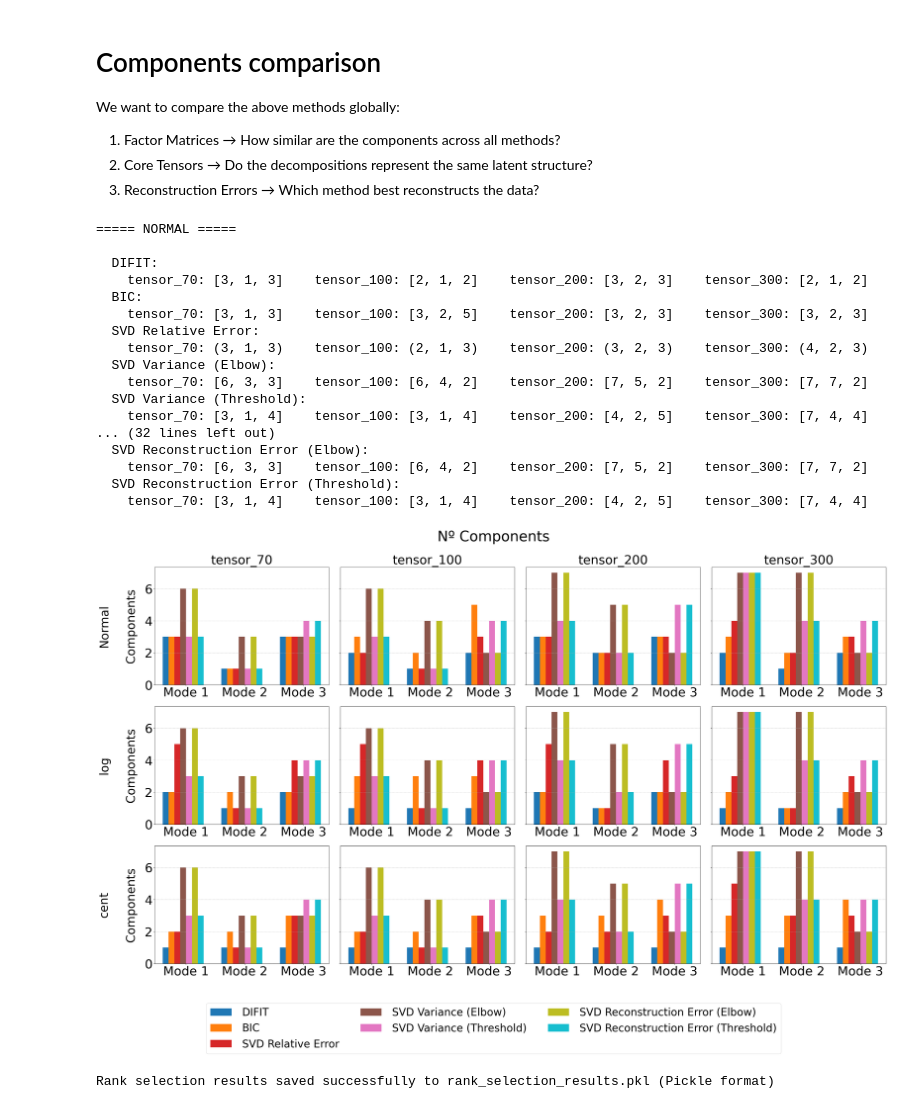
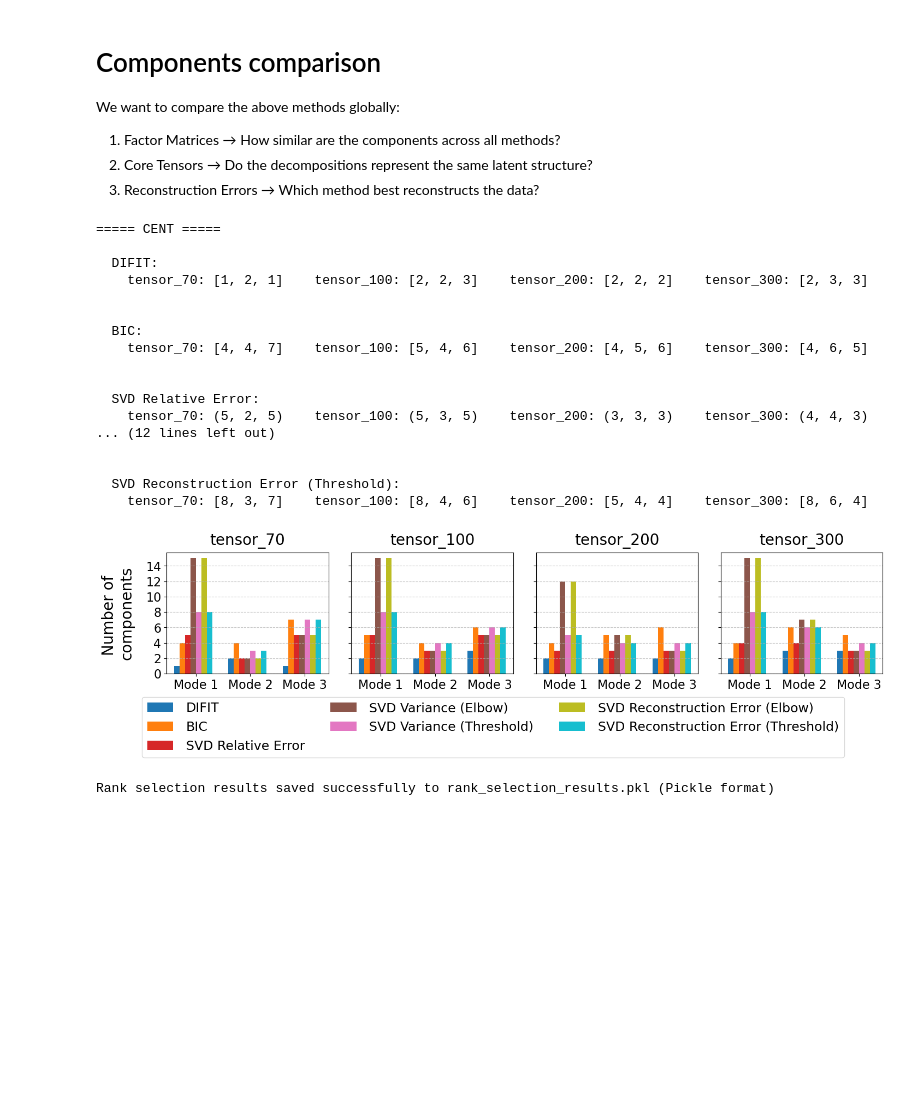
Before and after one commit to pablovadillo/Tensordecomposition, a Jupyter notebook: Tucker_components.ipynb, the cells around one changed output. Cells and saved outputs as stored; diff of their text form; code cells hidden in the pictures; blank space fills up the shorter version.

Commit message:
Updated SVD, plots, etc.

```diff
--- a/Tucker_components.ipynb
+++ b/Tucker_components.ipynb
@@ -345,14 +345,16 @@ def compute_svd_ranks(tensor, tensor_name, threshold=0.75, error_threshold=0.05,
     plt.show()
     return ranks_selected, thres_rank
 # %%
-types=['','log','cent']
+types=['cent']
 final_ranks_variance = [[] for _ in types]
 final_ranks_thresh = [[] for _ in types]
 final_ranks_reconstruction = [[] for _ in types]
 final_ranks_reconstruction_thresh = [[] for _ in types]
+tensors=tensors_cent
+tensor_names=tensor_names_cent
 
-threshold = 0.99  # Variance retention threshold
-error_threshold = 0.01  # Acceptable reconstruction error threshold
+threshold = 0.9  # Variance retention threshold
+error_threshold = 0.1  # Acceptable reconstruction error threshold
 for t,type in enumerate(types):
     # if type=='':
     #     type_text='Normal'
@@ -438,8 +440,8 @@ ranks_DIFIT = {
 
 
 # Define type and tensor labels
-types = ['', 'log', 'cent']
-type_names = ['Normal', 'log', 'cent']
+types = ['cent']
+type_names = ['cent']
 tensor_names = ["70", "100", "200", "300"]
 tensor_labels = [f"tensor_{name}" for name in tensor_names]
 
@@ -478,23 +480,23 @@ for type_name in type_names:
             print(f"    {tensor_label}: {ranks}", end="")
         print('\n')
 # %% [output]
-===== NORMAL =====
+===== CENT =====
 
   DIFIT:
-    tensor_70: [3, 1, 3]    tensor_100: [2, 1, 2]    tensor_200: [3, 2, 3]    tensor_300: [2, 1, 2]
+    tensor_70: [1, 2, 1]    tensor_100: [2, 2, 3]    tensor_200: [2, 2, 2]    tensor_300: [2, 3, 3]
+
+
   BIC:
-    tensor_70: [3, 1, 3]    tensor_100: [3, 2, 5]    tensor_200: [3, 2, 3]    tensor_300: [3, 2, 3]
+    tensor_70: [4, 4, 7]    tensor_100: [5, 4, 6]    tensor_200: [4, 5, 6]    tensor_300: [4, 6, 5]
+
+
   SVD Relative Error:
-    tensor_70: (3, 1, 3)    tensor_100: (2, 1, 3)    tensor_200: (3, 2, 3)    tensor_300: (4, 2, 3)
-  SVD Variance (Elbow):
-    tensor_70: [6, 3, 3]    tensor_100: [6, 4, 2]    tensor_200: [7, 5, 2]    tensor_300: [7, 7, 2]
-  SVD Variance (Threshold):
-    tensor_70: [3, 1, 4]    tensor_100: [3, 1, 4]    tensor_200: [4, 2, 5]    tensor_300: [7, 4, 4]
-... (32 lines left out)
-  SVD Reconstruction Error (Elbow):
-    tensor_70: [6, 3, 3]    tensor_100: [6, 4, 2]    tensor_200: [7, 5, 2]    tensor_300: [7, 7, 2]
+    tensor_70: (5, 2, 5)    tensor_100: (5, 3, 5)    tensor_200: (3, 3, 3)    tensor_300: (4, 4, 3)
+... (12 lines left out)
+
+
   SVD Reconstruction Error (Threshold):
-    tensor_70: [3, 1, 4]    tensor_100: [3, 1, 4]    tensor_200: [4, 2, 5]    tensor_300: [7, 4, 4]
+    tensor_70: [8, 3, 7]    tensor_100: [8, 4, 6]    tensor_200: [5, 4, 4]    tensor_300: [8, 6, 4]
 # %%
 import matplotlib.pyplot as plt
 import numpy as np
@@ -502,9 +504,9 @@ import numpy as np
 # Define modes and tensor/type names
 modes = [1, 2, 3]
 x_positions = np.arange(len(modes))
-type_names = ["Normal", "log", "cent"]
+type_names = ["cent"]
 tensor_names = ["tensor_70", "tensor_100", "tensor_200", "tensor_300"]
-methods = list(rank_dictionaries["Normal"].keys())
+methods = list(rank_dictionaries["cent"].keys())
 num_methods = len(methods)
 
 # Bar settings
@@ -512,7 +514,7 @@ bar_width = 0.1
 colors = plt.cm.get_cmap("tab10", num_methods).colors
 
 # Create subplot grid
-fig, axes = plt.subplots(len(type_names), len(tensor_names), figsize=(36, 22), sharey=True)
+fig, axes = plt.subplots(len(type_names), len(tensor_names), figsize=(15, 4), sharey=True)
 
 for row_idx, type_name in enumerate(type_names):
     for col_idx, tensor in enumerate(tensor_names):
@@ -520,41 +522,46 @@ for row_idx, type_name in enumerate(type_names):
 
         # Plot bars per method
         for m_idx, method in enumerate(methods):
             ranks = rank_dictionaries[type_name][method][tensor]
             offset = (m_idx - num_methods / 2) * bar_width
             ax.bar(x_positions + offset, ranks, width=bar_width, color=colors[m_idx], label=method if row_idx == 0 and col_idx == 0 else "")
 
         ax.set_xticks(x_positions)
-        ax.set_xticklabels([f"Mode {m}" for m in modes], fontsize=40)  # Increased X tick fontsize
-        ax.tick_params(axis='both', labelsize=40)  # Increased Y tick fontsize too
+        ax.set_xticklabels([f"Mode {m}" for m in modes])
+        ax.tick_params(axis='x', labelsize=16)  # Smaller x-axis labels
+        ax.tick_params(axis='y', labelsize=16)  # Y-axis tick size (can be adjusted)
+
+        # Add more y-axis ticks
+        ax.yaxis.set_major_locator(plt.MaxNLocator(10))  # Up to 10 ticks on y-axis
+
         ax.grid(axis='y', linestyle='--', alpha=0.7)
 
         # Only show column titles on top row
         if row_idx == 0:
-            ax.set_title(f"{tensor}", fontsize=40, pad=10)
+            ax.set_title(f"{tensor}", fontsize=20, pad=10)
 
         # Only show row labels on the leftmost column
         if col_idx == 0:
-            ax.set_ylabel(f"{type_name}\n\nComponents", fontsize=38, labelpad=25)
+            ax.set_ylabel(f"Number of \ncomponents", fontsize=20, labelpad=15)
 
 # Global legend
 fig.legend(
-    methods, loc="lower center", ncol=3, fontsize=34,
-    bbox_to_anchor=(0.5, -0.1), columnspacing=2.0, handletextpad=1.0
+    methods, loc="lower center", ncol=3, fontsize=17,
+    bbox_to_anchor=(0.5, -0.2), columnspacing=2.0, handletextpad=1.0
 )
 
 # Tighter layout and reduced space above plots
 plt.tight_layout(rect=[0, 0.05, 1, 0.94])
-plt.suptitle("Nº Components", fontsize=46, y=0.975)
+# plt.suptitle("Nº Components", fontsize=26, y=0.975)
 
 # Save plots
 plt.savefig("rank_selection.pdf", format="pdf", bbox_inches="tight")
 plt.savefig("rank_selection.png", format="png", bbox_inches="tight")
 
 # Show
 plt.show()
 # %% [output]
-[figure, old version]
+[figure, new version]
 # %%
 
 import pickle
```
Also changed, not shown: parts of 4 cells of this notebook, 3 other files.
